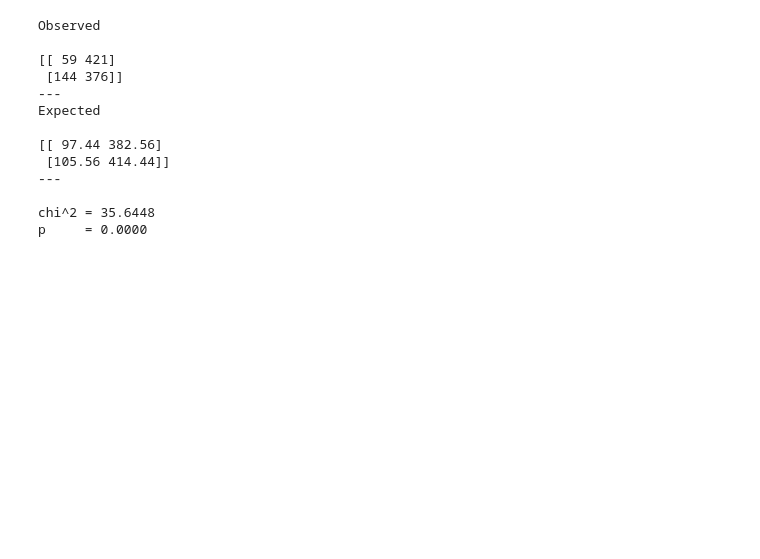
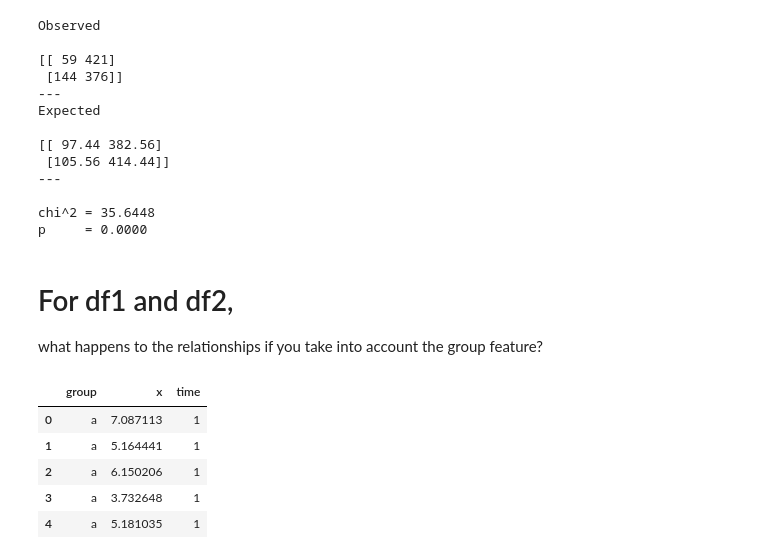
Before and after one commit to matt-c-knight/clustering-exercises, a Jupyter notebook: warmup_10_13.ipynb, the cells around one changed output. Drawn from its saved outputs; the diff is of its cells as text; code cells hidden in the pictures; blank space fills up the shorter version.

```diff
--- a/warmup_10_13.ipynb
+++ b/warmup_10_13.ipynb
@@ -158,3 +158,15 @@ Expected
 
 chi^2 = 35.6448
 p     = 0.0000
+# %% [markdown]
+ # For df1 and df2,
+what happens to the relationships if you take into account the group feature?
+# %%
+df1.head()
+# %% [output]
+|  | group | x | time |
+| 0 | a | 7.087113 | 1 |
+| 1 | a | 5.164441 | 1 |
+| 2 | a | 6.150206 | 1 |
+| 3 | a | 3.732648 | 1 |
+| 4 | a | 5.181035 | 1 |
```
Also changed, not shown: parts of 4 cells of this notebook.
